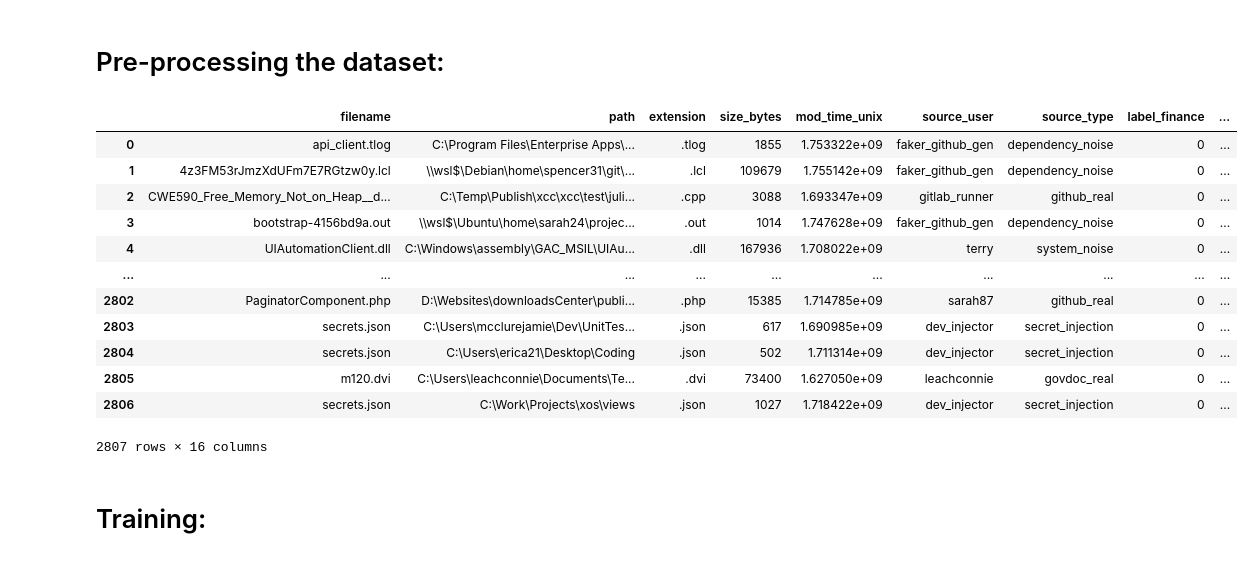
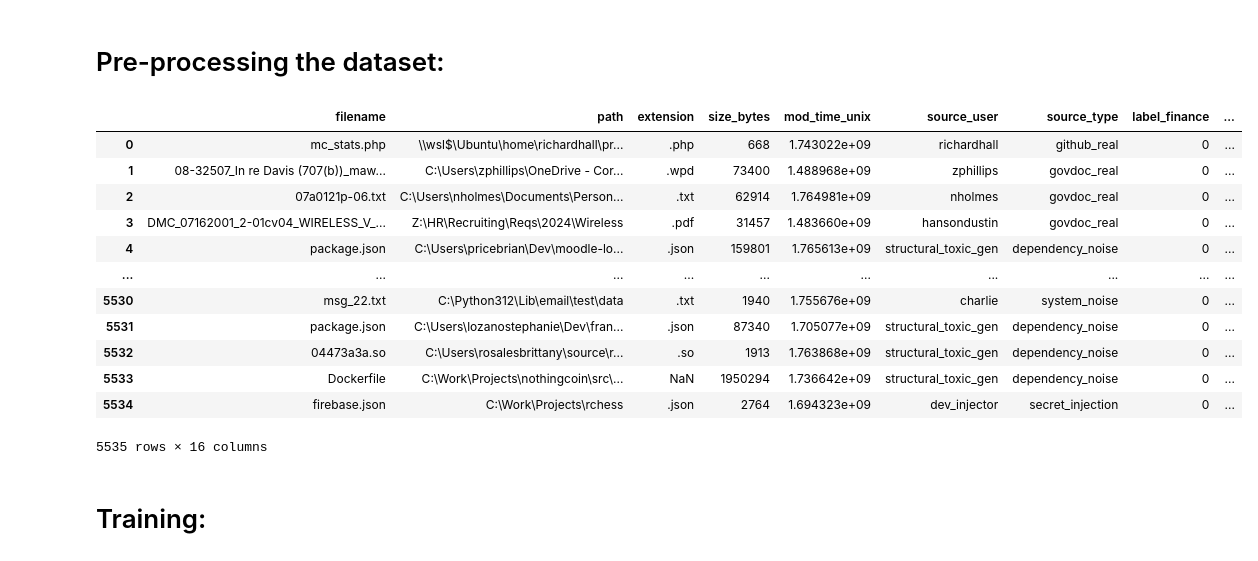
Before and after one commit to Crashededed/ML-Powered_File_Prioritization_Engine, a Jupyter notebook: src/ModelTraining.ipynb, the cells around one changed output. Drawn from its saved outputs; the diff is of its cells as text; code cells hidden in the pictures.

Commit message:
changed recency score calculation, upgraded dependency noise, added grid search for hyperparameters

```diff
--- a/src/ModelTraining.ipynb
+++ b/src/ModelTraining.ipynb
@@ -4,54 +4,52 @@
 import time
 import numpy as np
 import pandas as pd
 from sklearn.feature_extraction.text import HashingVectorizer
 from scipy.sparse import hstack
 
 DATASET_PATH = "../datasets"
+
 df = pd.read_csv(f"{DATASET_PATH}/labeled_data/final_training_dataset_ready.csv")
 
-# todo: recency score - figure out a good balance
-df["recency_score"] = 1 / ((time.time() - df["mod_time_unix"]) / (90 * 24 * 3600) + 1)
+
+# Fixed Epoch: 01/01/2026
+REF_DATE = 1767225600
+ONE_YEAR = 365 * 86400
+
+df["recency_score"] = 1 / ((REF_DATE - df["mod_time_unix"]) / ONE_YEAR + 1)
 df["size_logged"] = np.log1p(df["size_bytes"])
 df["name_len"] = df["filename"].apply(len)
 df["path_len"] = df["path"].apply(len)
 df["path_depth"] = df["path"].apply(lambda p: p.count("/") + p.count("\\"))
 
 # Initialize HashingVectorizer
 hashing_vectorizer = HashingVectorizer(
     n_features=1024,
     analyzer="char",
     norm=None,
     alternate_sign=False,
     ngram_range=(4, 4),
 )
 
 # Apply feature hashing to the 'filename' column
 filename_vectors = hashing_vectorizer.fit_transform(df["filename"])
 path_vectors = hashing_vectorizer.fit_transform(df["path"])
 
-# # Dropping original columns after they've been used for feature creation
-# df.drop(
-#     ["filename", "path", "extension", "size_bytes", "mod_time_unix"],
-#     axis=1,
-#     inplace=True,
-# )
-
 df
 # %% [output]
 |  | filename | path | extension | size_bytes | mod_time_unix | source_user | source_type | label_finance | ... |
-| 0 | api_client.tlog | C:\Program Files\Enterprise Apps\... | .tlog | 1855 | 1.753322e+09 | faker_github_gen | dependency_noise | 0 | ... |
-| 1 | 4z3FM53rJmzXdUFm7E7RGtzw0y.lcl | \\wsl$\Debian\home\spencer31\git\... | .lcl | 109679 | 1.755142e+09 | faker_github_gen | dependency_noise | 0 | ... |
-| 2 | CWE590_Free_Memory_Not_on_Heap__d... | C:\Temp\Publish\xcc\xcc\test\juli... | .cpp | 3088 | 1.693347e+09 | gitlab_runner | github_real | 0 | ... |
-| 3 | bootstrap-4156bd9a.out | \\wsl$\Ubuntu\home\sarah24\projec... | .out | 1014 | 1.747628e+09 | faker_github_gen | dependency_noise | 0 | ... |
-| 4 | UIAutomationClient.dll | C:\Windows\assembly\GAC_MSIL\UIAu... | .dll | 167936 | 1.708022e+09 | terry | system_noise | 0 | ... |
+| 0 | mc_stats.php | \\wsl$\Ubuntu\home\richardhall\pr... | .php | 668 | 1.743022e+09 | richardhall | github_real | 0 | ... |
+| 1 | 08-32507_In re Davis (707(b))_maw... | C:\Users\zphillips\OneDrive - Cor... | .wpd | 73400 | 1.488968e+09 | zphillips | govdoc_real | 0 | ... |
+| 2 | 07a0121p-06.txt | C:\Users\nholmes\Documents\Person... | .txt | 62914 | 1.764981e+09 | nholmes | govdoc_real | 0 | ... |
+| 3 | DMC_07162001_2-01cv04_WIRELESS_V_... | Z:\HR\Recruiting\Reqs\2024\Wireless | .pdf | 31457 | 1.483660e+09 | hansondustin | govdoc_real | 0 | ... |
+| 4 | package.json | C:\Users\pricebrian\Dev\moodle-lo... | .json | 159801 | 1.765613e+09 | structural_toxic_gen | dependency_noise | 0 | ... |
 | ... | ... | ... | ... | ... | ... | ... | ... | ... | ... |
-| 2802 | PaginatorComponent.php | D:\Websites\downloadsCenter\publi... | .php | 15385 | 1.714785e+09 | sarah87 | github_real | 0 | ... |
-| 2803 | secrets.json | C:\Users\mcclurejamie\Dev\UnitTes... | .json | 617 | 1.690985e+09 | dev_injector | secret_injection | 0 | ... |
-| 2804 | secrets.json | C:\Users\erica21\Desktop\Coding | .json | 502 | 1.711314e+09 | dev_injector | secret_injection | 0 | ... |
-| 2805 | m120.dvi | C:\Users\leachconnie\Documents\Te... | .dvi | 73400 | 1.627050e+09 | leachconnie | govdoc_real | 0 | ... |
-| 2806 | secrets.json | C:\Work\Projects\xos\views | .json | 1027 | 1.718422e+09 | dev_injector | secret_injection | 0 | ... |
+| 5530 | msg_22.txt | C:\Python312\Lib\email\test\data | .txt | 1940 | 1.755676e+09 | charlie | system_noise | 0 | ... |
+| 5531 | package.json | C:\Users\lozanostephanie\Dev\fran... | .json | 87340 | 1.705077e+09 | structural_toxic_gen | dependency_noise | 0 | ... |
+| 5532 | 04473a3a.so | C:\Users\rosalesbrittany\source\r... | .so | 1913 | 1.763868e+09 | structural_toxic_gen | dependency_noise | 0 | ... |
+| 5533 | Dockerfile | C:\Work\Projects\nothingcoin\src\... | NaN | 1950294 | 1.736642e+09 | structural_toxic_gen | dependency_noise | 0 | ... |
+| 5534 | firebase.json | C:\Work\Projects\rchess | .json | 2764 | 1.694323e+09 | dev_injector | secret_injection | 0 | ... |
-2807 rows × 16 columns
+5535 rows × 16 columns
 # %% [markdown]
 # Training:
 # %%
```
Also changed, not shown: parts of 4 cells of this notebook, 14 other files.
